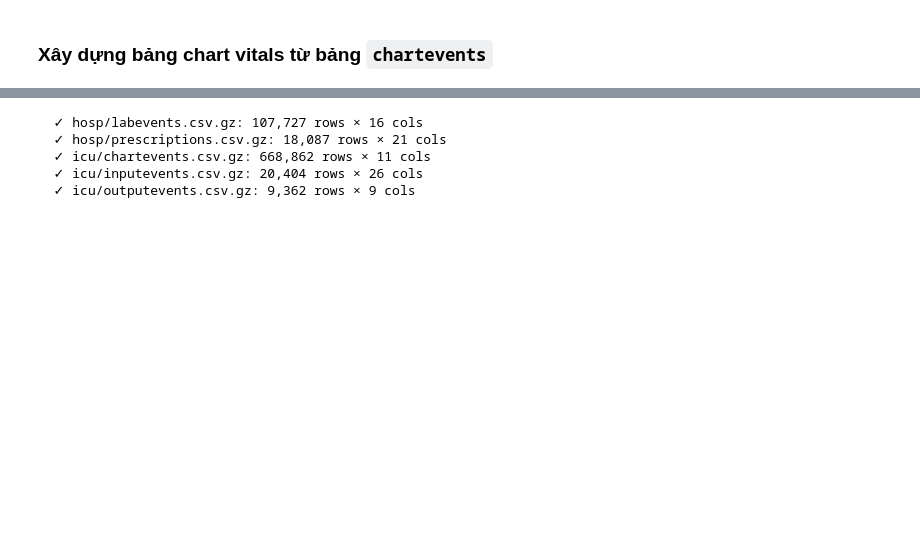
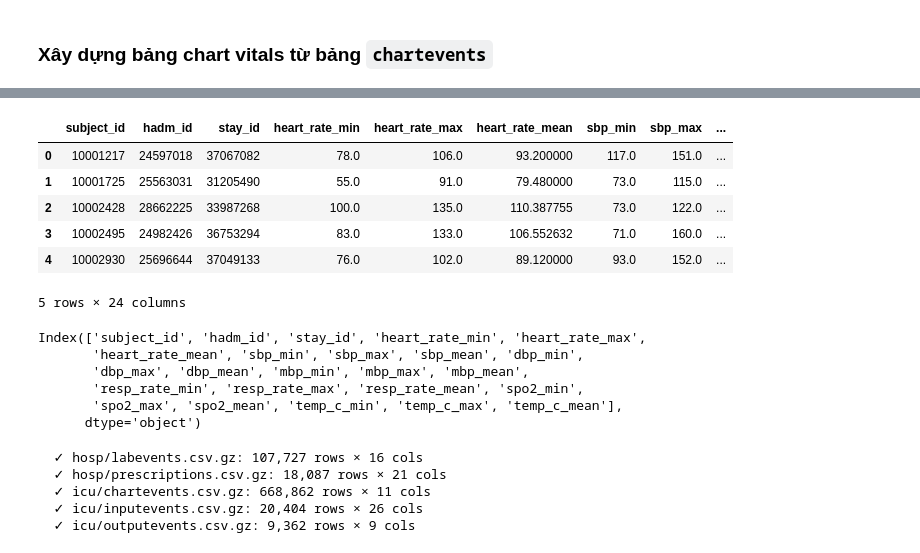
Before and after one commit to TienNguyen0712/hybrid-llm-tabular-pipeline-for-icu-mortality-prediction, a Jupyter notebook: mimic_iv_rag_pipeline_demo.ipynb, the cells around one changed output, grey strips where cells are left out. Saved outputs shown, nothing was run; the diff lists cells and outputs as text; code cells hidden in the pictures; blank space fills up the shorter version.

```diff
--- a/mimic_iv_rag_pipeline_demo.ipynb
+++ b/mimic_iv_rag_pipeline_demo.ipynb
@@ -127,3 +293,22 @@ cohort.head()
+# %%
+vitals_summary_24h.head()
+# %% [output]
+|  | subject_id | hadm_id | stay_id | heart_rate_min | heart_rate_max | heart_rate_mean | sbp_min | sbp_max | ... |
+| 0 | 10001217 | 24597018 | 37067082 | 78.0 | 106.0 | 93.200000 | 117.0 | 151.0 | ... |
+| 1 | 10001725 | 25563031 | 31205490 | 55.0 | 91.0 | 79.480000 | 73.0 | 115.0 | ... |
+| 2 | 10002428 | 28662225 | 33987268 | 100.0 | 135.0 | 110.387755 | 73.0 | 122.0 | ... |
+| 3 | 10002495 | 24982426 | 36753294 | 83.0 | 133.0 | 106.552632 | 71.0 | 160.0 | ... |
+| 4 | 10002930 | 25696644 | 37049133 | 76.0 | 102.0 | 89.120000 | 93.0 | 152.0 | ... |
+5 rows × 24 columns
+# %%
+vitals_summary_24h.columns
+# %% [output]
+Index(['subject_id', 'hadm_id', 'stay_id', 'heart_rate_min', 'heart_rate_max',
+       'heart_rate_mean', 'sbp_min', 'sbp_max', 'sbp_mean', 'dbp_min',
+       'dbp_max', 'dbp_mean', 'mbp_min', 'mbp_max', 'mbp_mean',
+       'resp_rate_min', 'resp_rate_max', 'resp_rate_mean', 'spo2_min',
+       'spo2_max', 'spo2_mean', 'temp_c_min', 'temp_c_max', 'temp_c_mean'],
+      dtype='object')
 # %%
 # hosp
 labevents = load("hosp", "labevents.csv.gz")
```
Also changed, not shown: parts of 7 cells of this notebook.
